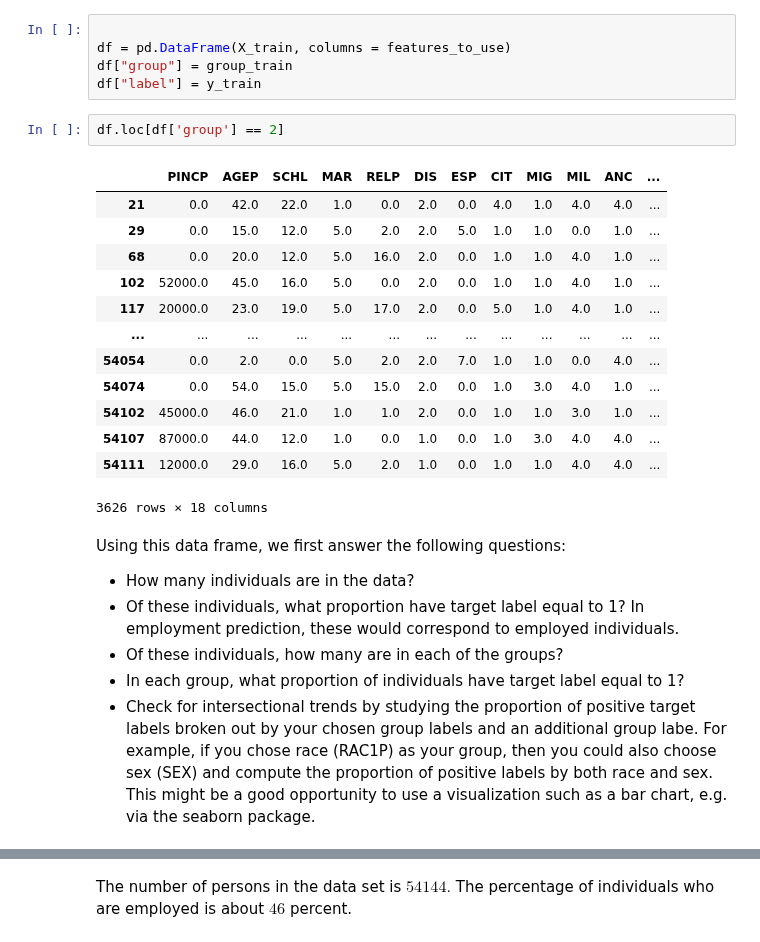
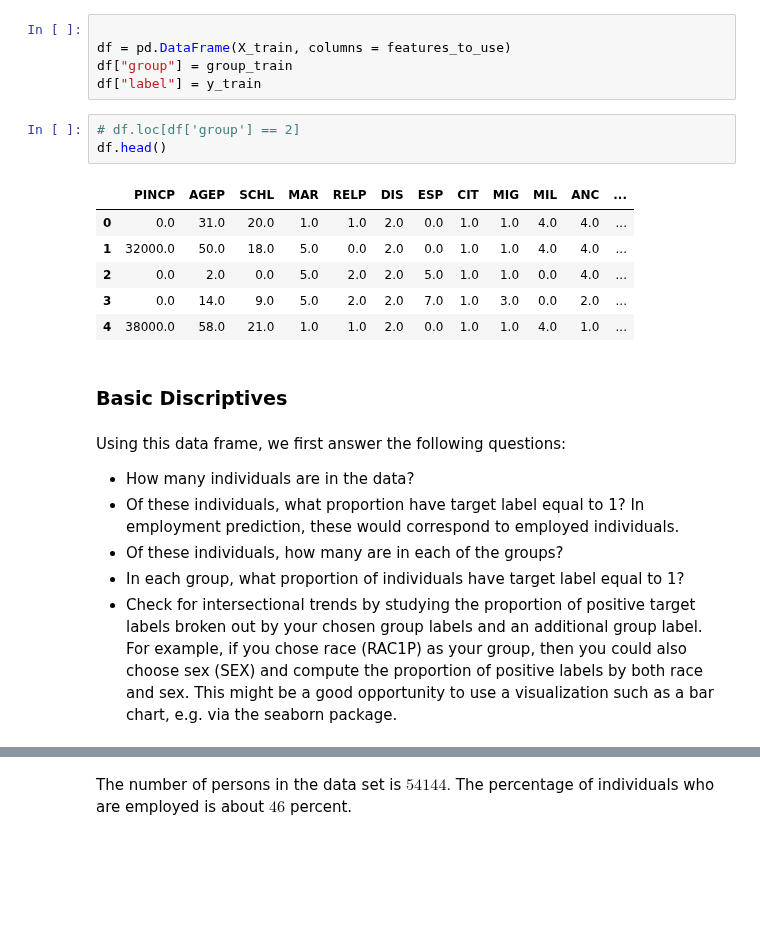
Before and after one commit to Xianzhiwang1/CS0451-page-site, a Jupyter notebook: posts/my-blog-post-05-audit-bias/index.ipynb, the cells around one changed output, grey strips where cells are left out. Saved outputs shown, nothing was run; the diff lists cells and outputs as text; blank space fills up the shorter version.

```diff
--- a/posts/my-blog-post-05-audit-bias/index.ipynb
+++ b/posts/my-blog-post-05-audit-bias/index.ipynb
@@ -148,21 +148,17 @@ df = pd.DataFrame(X_train, columns = features_to_use)
 df["group"] = group_train
 df["label"] = y_train
 # %%
-df.loc[df['group'] == 2]
+# df.loc[df['group'] == 2]
+df.head()
 # %% [output]
 |  | PINCP | AGEP | SCHL | MAR | RELP | DIS | ESP | CIT | MIG | MIL | ANC | ... |
-| 21 | 0.0 | 42.0 | 22.0 | 1.0 | 0.0 | 2.0 | 0.0 | 4.0 | 1.0 | 4.0 | 4.0 | ... |
-| 29 | 0.0 | 15.0 | 12.0 | 5.0 | 2.0 | 2.0 | 5.0 | 1.0 | 1.0 | 0.0 | 1.0 | ... |
-| 68 | 0.0 | 20.0 | 12.0 | 5.0 | 16.0 | 2.0 | 0.0 | 1.0 | 1.0 | 4.0 | 1.0 | ... |
-| 102 | 52000.0 | 45.0 | 16.0 | 5.0 | 0.0 | 2.0 | 0.0 | 1.0 | 1.0 | 4.0 | 1.0 | ... |
-| 117 | 20000.0 | 23.0 | 19.0 | 5.0 | 17.0 | 2.0 | 0.0 | 5.0 | 1.0 | 4.0 | 1.0 | ... |
-| ... | ... | ... | ... | ... | ... | ... | ... | ... | ... | ... | ... | ... |
-| 54054 | 0.0 | 2.0 | 0.0 | 5.0 | 2.0 | 2.0 | 7.0 | 1.0 | 1.0 | 0.0 | 4.0 | ... |
-| 54074 | 0.0 | 54.0 | 15.0 | 5.0 | 15.0 | 2.0 | 0.0 | 1.0 | 3.0 | 4.0 | 1.0 | ... |
-| 54102 | 45000.0 | 46.0 | 21.0 | 1.0 | 1.0 | 2.0 | 0.0 | 1.0 | 1.0 | 3.0 | 1.0 | ... |
-| 54107 | 87000.0 | 44.0 | 12.0 | 1.0 | 0.0 | 1.0 | 0.0 | 1.0 | 3.0 | 4.0 | 4.0 | ... |
-| 54111 | 12000.0 | 29.0 | 16.0 | 5.0 | 2.0 | 1.0 | 0.0 | 1.0 | 1.0 | 4.0 | 4.0 | ... |
+| 0 | 0.0 | 31.0 | 20.0 | 1.0 | 1.0 | 2.0 | 0.0 | 1.0 | 1.0 | 4.0 | 4.0 | ... |
+| 1 | 32000.0 | 50.0 | 18.0 | 5.0 | 0.0 | 2.0 | 0.0 | 1.0 | 1.0 | 4.0 | 4.0 | ... |
+| 2 | 0.0 | 2.0 | 0.0 | 5.0 | 2.0 | 2.0 | 5.0 | 1.0 | 1.0 | 0.0 | 4.0 | ... |
+| 3 | 0.0 | 14.0 | 9.0 | 5.0 | 2.0 | 2.0 | 7.0 | 1.0 | 3.0 | 0.0 | 2.0 | ... |
+| 4 | 38000.0 | 58.0 | 21.0 | 1.0 | 1.0 | 2.0 | 0.0 | 1.0 | 1.0 | 4.0 | 1.0 | ... |
-3626 rows × 18 columns
+# %% [markdown]
+### Basic Discriptives
 # %% [markdown]
 Using this data frame, we first answer the following questions:
 
@@ -170,7 +166,7 @@ Using this data frame, we first answer the following questions:
 * Of these individuals, what proportion have target label equal to 1? In employment prediction, these would correspond to employed individuals.
 * Of these individuals, how many are in each of the groups?
 * In each group, what proportion of individuals have target label equal to 1?
-* Check for intersectional trends by studying the proportion of positive target labels broken out by your chosen group labels and an additional group labe. For example, if you chose race (RAC1P) as your group, then you could also choose sex (SEX) and compute the proportion of positive labels by both race and sex. This might be a good opportunity to use a visualization such as a bar chart, e.g. via the seaborn package.
+* Check for intersectional trends by studying the proportion of positive target labels broken out by your chosen group labels and an additional group label. For example, if you chose race (RAC1P) as your group, then you could also choose sex (SEX) and compute the proportion of positive labels by both race and sex. This might be a good opportunity to use a visualization such as a bar chart, e.g. via the seaborn package.
 # %%
 print(f"The Number of Rows is: {df.shape[0]}")
 print(f"The Number of Columns is: {df.shape[1]}")
```
Also changed, not shown: parts of 15 cells of this notebook, 2 other files.
